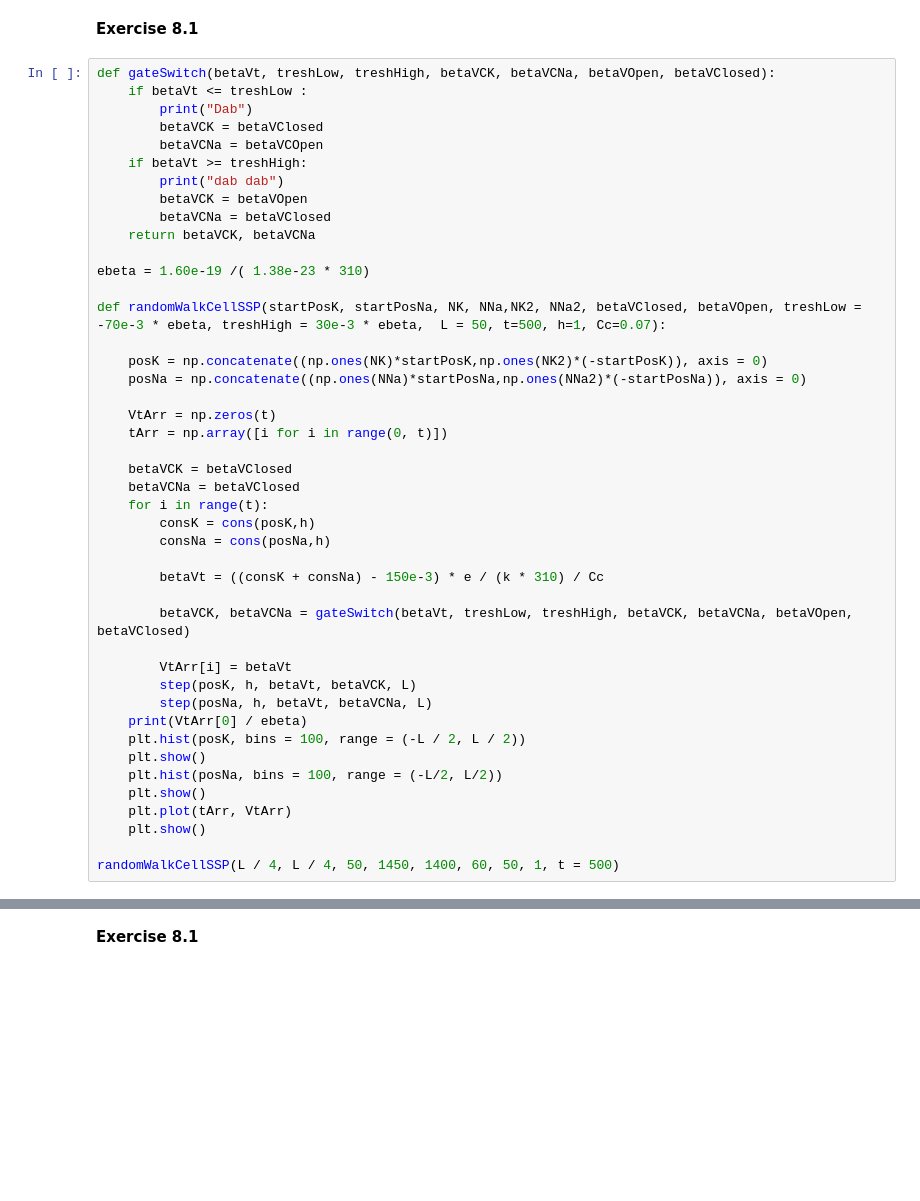
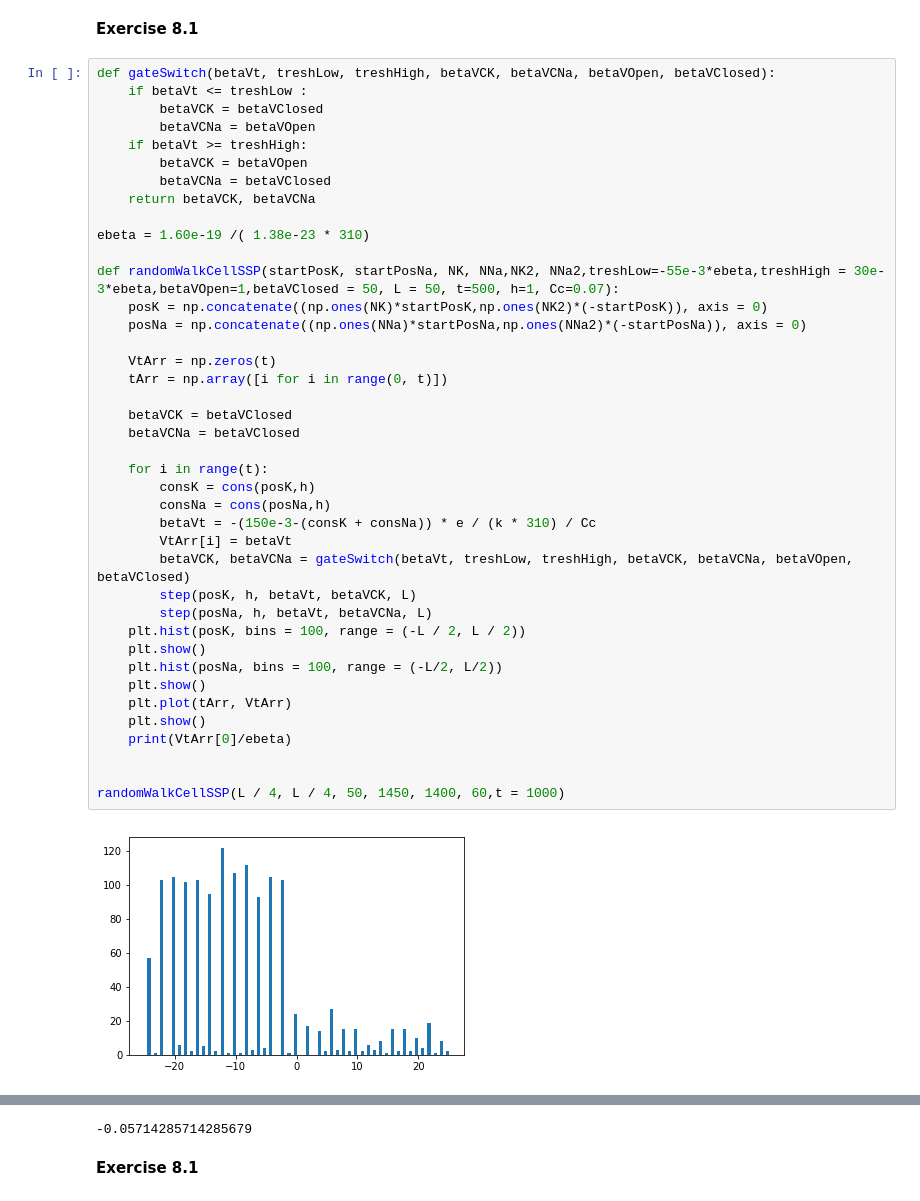
Before and after one commit to martkjoh/VitBer3, a Jupyter notebook: VitBer3.ipynb, the cells around one changed output, grey strips where cells are left out. Drawn from its saved outputs; the diff is of its cells as text; blank space fills up the shorter version.

```diff
--- a/VitBer3.ipynb
+++ b/VitBer3.ipynb
@@ -346,44 +385,42 @@ randomWalkCell(L / 4, L / 4, NKEnv, NNaEnv, NKCell, NNaCell, 10, 1, t = 500)
 # %%
 def gateSwitch(betaVt, treshLow, treshHigh, betaVCK, betaVCNa, betaVOpen, betaVClosed):
     if betaVt <= treshLow :
-        print("Dab")
         betaVCK = betaVClosed
-        betaVCNa = betaVCOpen
+        betaVCNa = betaVOpen
     if betaVt >= treshHigh:
-        print("dab dab")
         betaVCK = betaVOpen
         betaVCNa = betaVClosed
     return betaVCK, betaVCNa
 
 ebeta = 1.60e-19 /( 1.38e-23 * 310)
 
-def randomWalkCellSSP(startPosK, startPosNa, NK, NNa,NK2, NNa2, betaVClosed, betaVOpen, treshLow = -70e-3 * ebeta, treshHigh = 30e-3 * ebeta,  L = 50, t=500, h=1, Cc=0.07):
-
+def randomWalkCellSSP(startPosK, startPosNa, NK, NNa,NK2, NNa2,treshLow=-55e-3*ebeta,treshHigh = 30e-3*ebeta,betaVOpen=1,betaVClosed = 50, L = 50, t=500, h=1, Cc=0.07):
     posK = np.concatenate((np.ones(NK)*startPosK,np.ones(NK2)*(-startPosK)), axis = 0)
     posNa = np.concatenate((np.ones(NNa)*startPosNa,np.ones(NNa2)*(-startPosNa)), axis = 0)
 
     VtArr = np.zeros(t)
     tArr = np.array([i for i in range(0, t)])
 
     betaVCK = betaVClosed
     betaVCNa = betaVClosed
+
     for i in range(t):
         consK = cons(posK,h)
         consNa = cons(posNa,h)
-
-        betaVt = ((consK + consNa) - 150e-3) * e / (k * 310) / Cc
-
+        betaVt = -(150e-3-(consK + consNa)) * e / (k * 310) / Cc
+        VtArr[i] = betaVt
         betaVCK, betaVCNa = gateSwitch(betaVt, treshLow, treshHigh, betaVCK, betaVCNa, betaVOpen, betaVClosed)
-
-        VtArr[i] = betaVt
         step(posK, h, betaVt, betaVCK, L)
         step(posNa, h, betaVt, betaVCNa, L)
-    print(VtArr[0] / ebeta)
     plt.hist(posK, bins = 100, range = (-L / 2, L / 2))
     plt.show()
     plt.hist(posNa, bins = 100, range = (-L/2, L/2))
     plt.show()
     plt.plot(tArr, VtArr)
     plt.show()
+    print(VtArr[0]/ebeta)
 
-randomWalkCellSSP(L / 4, L / 4, 50, 1450, 1400, 60, 50, 1, t = 500)
+
+randomWalkCellSSP(L / 4, L / 4, 50, 1450, 1400, 60,t = 1000)
+# %% [output]
+[figure, added]
@@ -390,2 +429,3 @@ randomWalkCellSSP(L / 4, L / 4, 50, 1450, 1400, 60, 50, 1, t = 500)
+-0.05714285714285679
 # %% [markdown]
 **Exercise 8.1**
```
Also changed, not shown: parts of 6 cells of this notebook.
